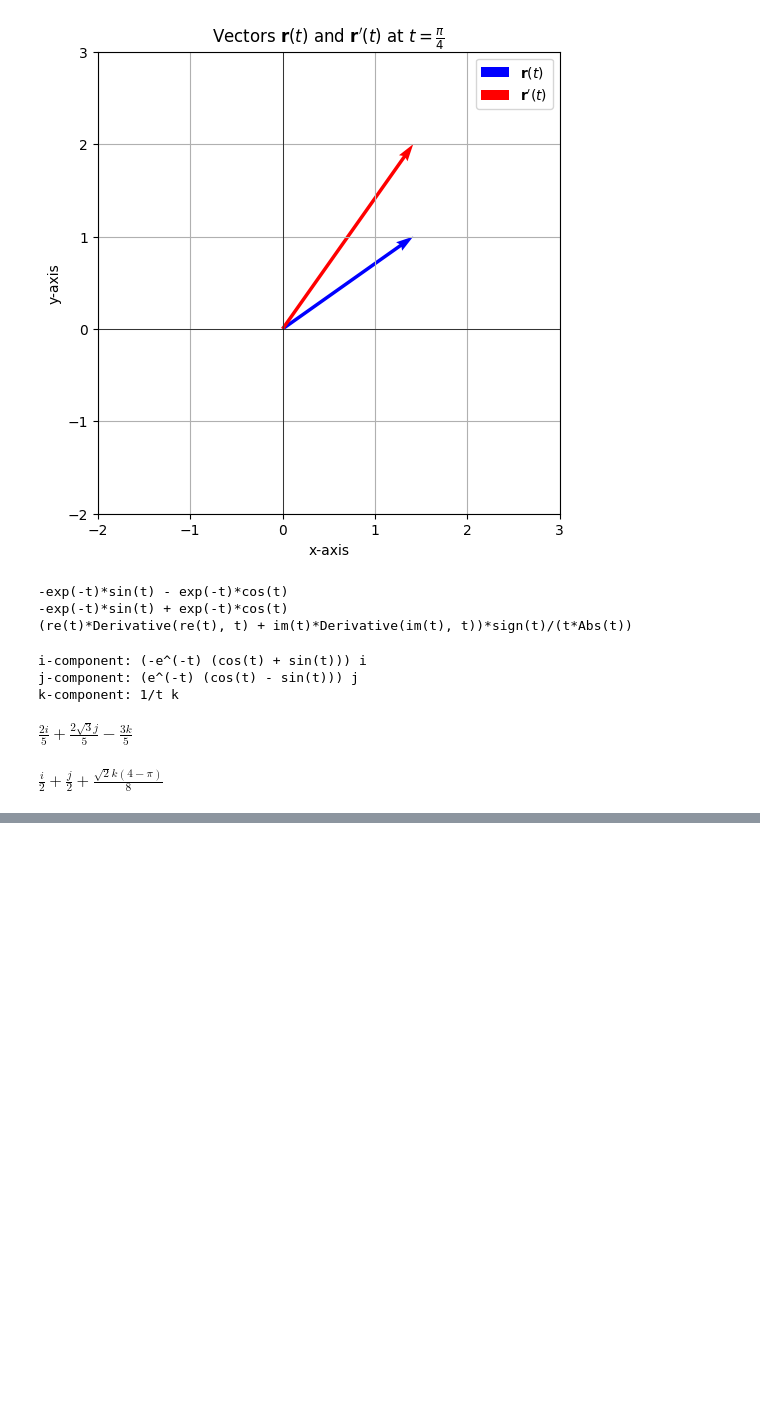
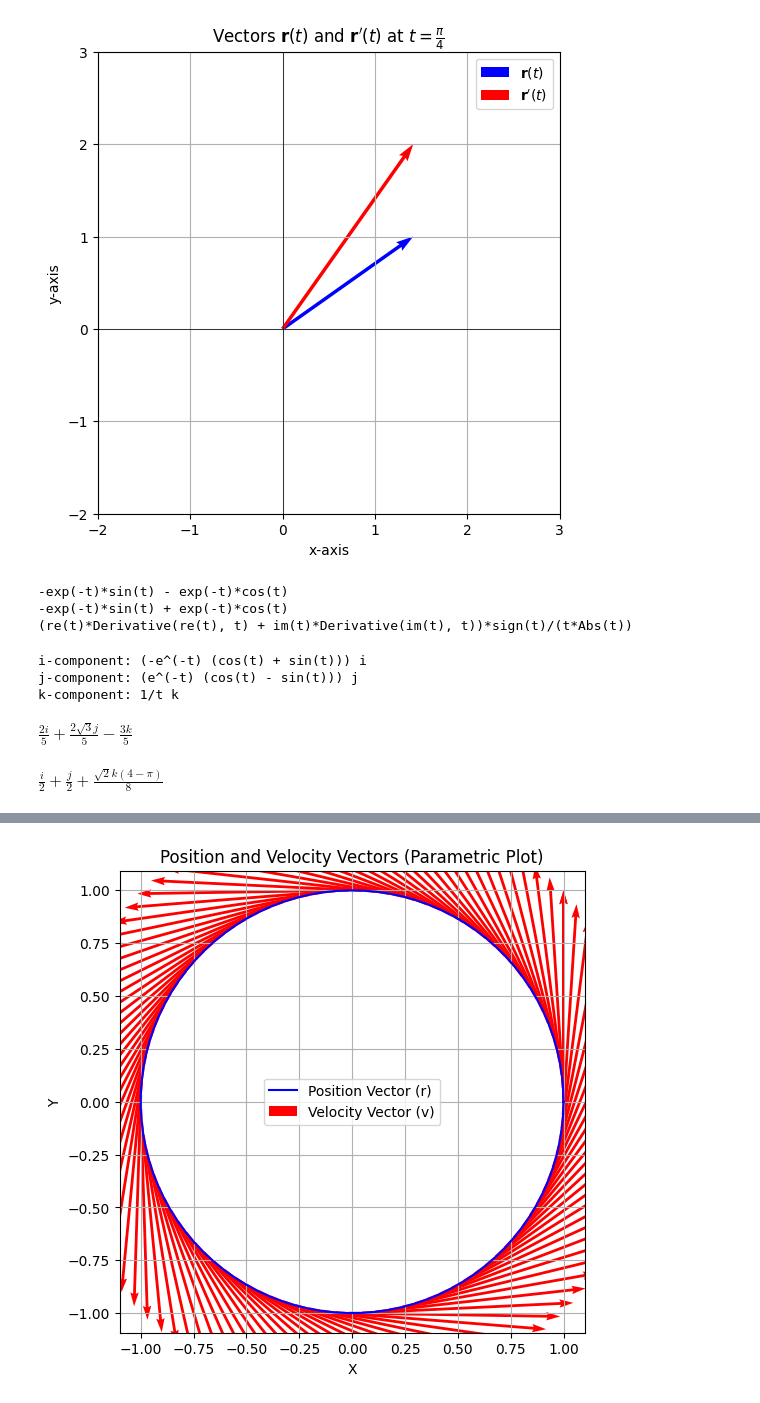
Before and after one commit to NarendraYSF/Calculus-Vectors-and-Plane-Curve, a Jupyter notebook: sample.ipynb, the cells around one changed output, grey strips where cells are left out. Saved outputs shown, nothing was run; the diff lists cells and outputs as text; code cells hidden in the pictures; blank space fills up the shorter version.

```diff
--- a/sample.ipynb
+++ b/sample.ipynb
@@ -213,0 +258,24 @@ $\displaystyle \frac{i}{2} + \frac{j}{2} + \frac{\sqrt{2} k \left(4 - \pi\right)
+# %%
+# Create the parametric plot for position vector r and velocity vector v
+
+# Create the plot
+plt.figure(figsize=(6, 6))
+
+# Plot the position vector r
+plt.plot(r_x, r_y, label="Position Vector (r)", color='b')
+
+# Plot the velocity vector v at each time step
+plt.quiver(r_x, r_y, v_x, v_y, angles='xy', scale_units='xy', scale=1, color='r', label="Velocity Vector (v)")
+
+# Add labels, title, and a legend
+plt.title("Position and Velocity Vectors (Parametric Plot)")
+plt.xlabel('X')
+plt.ylabel('Y')
+plt.legend()
+
+# Show the plot
+plt.axis('equal')
+plt.grid(True)
+plt.show()
+# %% [output]
+[figure, added]
```
Also changed, not shown: parts of 5 cells of this notebook.
